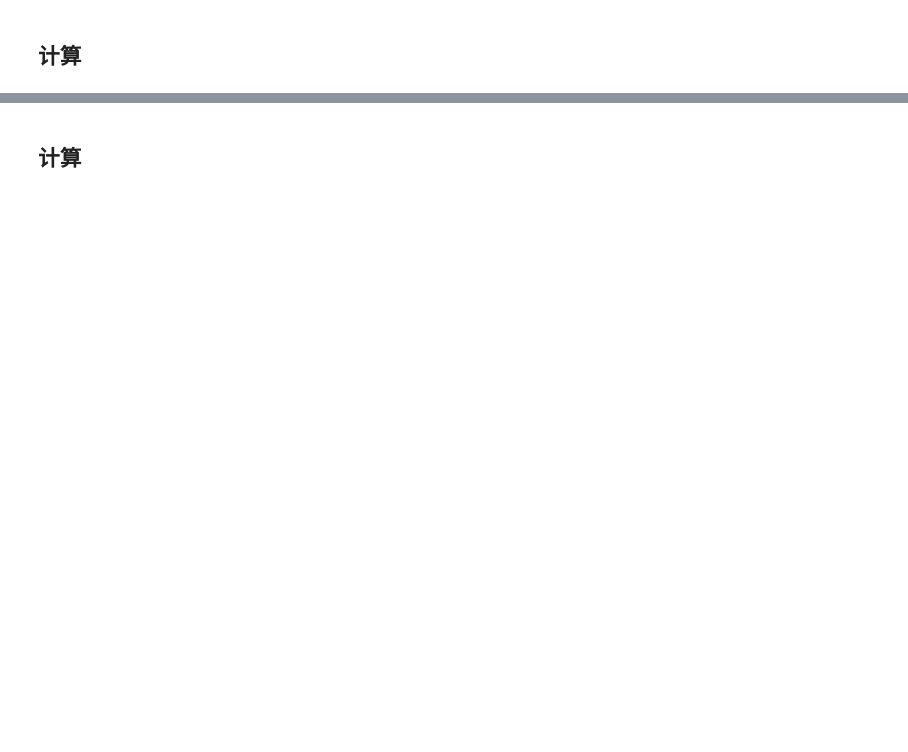
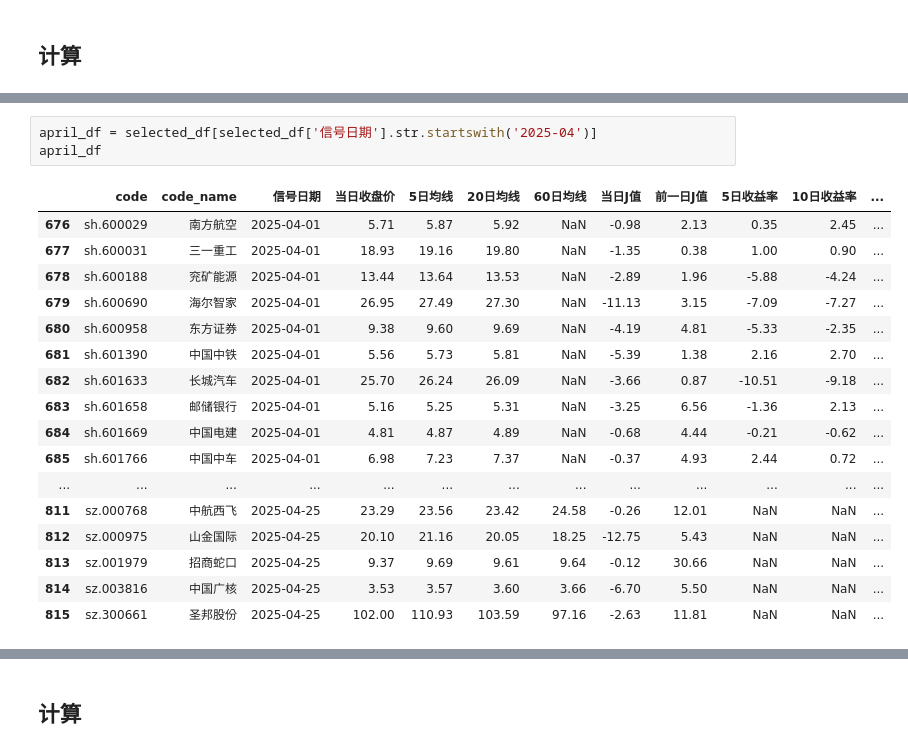
Before and after one commit to kennys-cs1105/QuantTrading, a Jupyter notebook: notebook/2025-04-22-部分票计算.ipynb, the cells around one changed output, grey strips where cells are left out. Cells and saved outputs as stored; diff of their text form; blank space fills up the shorter version.

```diff
--- a/notebook/2025-04-22-部分票计算.ipynb
+++ b/notebook/2025-04-22-部分票计算.ipynb
@@ -451,0 +562,21 @@ df_stock_2025
+# %%
+april_df = selected_df[selected_df['信号日期'].str.startswith('2025-04')]
+april_df
+# %% [output]
+|  | code | code_name | 信号日期 | 当日收盘价 | 5日均线 | 20日均线 | 60日均线 | 当日J值 | 前一日J值 | 5日收益率 | 10日收益率 | ... |
+| 676 | sh.600029 | 南方航空 | 2025-04-01 | 5.71 | 5.87 | 5.92 | NaN | -0.98 | 2.13 | 0.35 | 2.45 | ... |
+| 677 | sh.600031 | 三一重工 | 2025-04-01 | 18.93 | 19.16 | 19.80 | NaN | -1.35 | 0.38 | 1.00 | 0.90 | ... |
+| 678 | sh.600188 | 兖矿能源 | 2025-04-01 | 13.44 | 13.64 | 13.53 | NaN | -2.89 | 1.96 | -5.88 | -4.24 | ... |
+| 679 | sh.600690 | 海尔智家 | 2025-04-01 | 26.95 | 27.49 | 27.30 | NaN | -11.13 | 3.15 | -7.09 | -7.27 | ... |
+| 680 | sh.600958 | 东方证券 | 2025-04-01 | 9.38 | 9.60 | 9.69 | NaN | -4.19 | 4.81 | -5.33 | -2.35 | ... |
+| 681 | sh.601390 | 中国中铁 | 2025-04-01 | 5.56 | 5.73 | 5.81 | NaN | -5.39 | 1.38 | 2.16 | 2.70 | ... |
+| 682 | sh.601633 | 长城汽车 | 2025-04-01 | 25.70 | 26.24 | 26.09 | NaN | -3.66 | 0.87 | -10.51 | -9.18 | ... |
+| 683 | sh.601658 | 邮储银行 | 2025-04-01 | 5.16 | 5.25 | 5.31 | NaN | -3.25 | 6.56 | -1.36 | 2.13 | ... |
+| 684 | sh.601669 | 中国电建 | 2025-04-01 | 4.81 | 4.87 | 4.89 | NaN | -0.68 | 4.44 | -0.21 | -0.62 | ... |
+| 685 | sh.601766 | 中国中车 | 2025-04-01 | 6.98 | 7.23 | 7.37 | NaN | -0.37 | 4.93 | 2.44 | 0.72 | ... |
+| ... | ... | ... | ... | ... | ... | ... | ... | ... | ... | ... | ... | ... |
+| 811 | sz.000768 | 中航西飞 | 2025-04-25 | 23.29 | 23.56 | 23.42 | 24.58 | -0.26 | 12.01 | NaN | NaN | ... |
+| 812 | sz.000975 | 山金国际 | 2025-04-25 | 20.10 | 21.16 | 20.05 | 18.25 | -12.75 | 5.43 | NaN | NaN | ... |
+| 813 | sz.001979 | 招商蛇口 | 2025-04-25 | 9.37 | 9.69 | 9.61 | 9.64 | -0.12 | 30.66 | NaN | NaN | ... |
+| 814 | sz.003816 | 中国广核 | 2025-04-25 | 3.53 | 3.57 | 3.60 | 3.66 | -6.70 | 5.50 | NaN | NaN | ... |
+| 815 | sz.300661 | 圣邦股份 | 2025-04-25 | 102.00 | 110.93 | 103.59 | 97.16 | -2.63 | 11.81 | NaN | NaN | ... |
```
Also changed, not shown: parts of 16 cells of this notebook, 34 other files.
